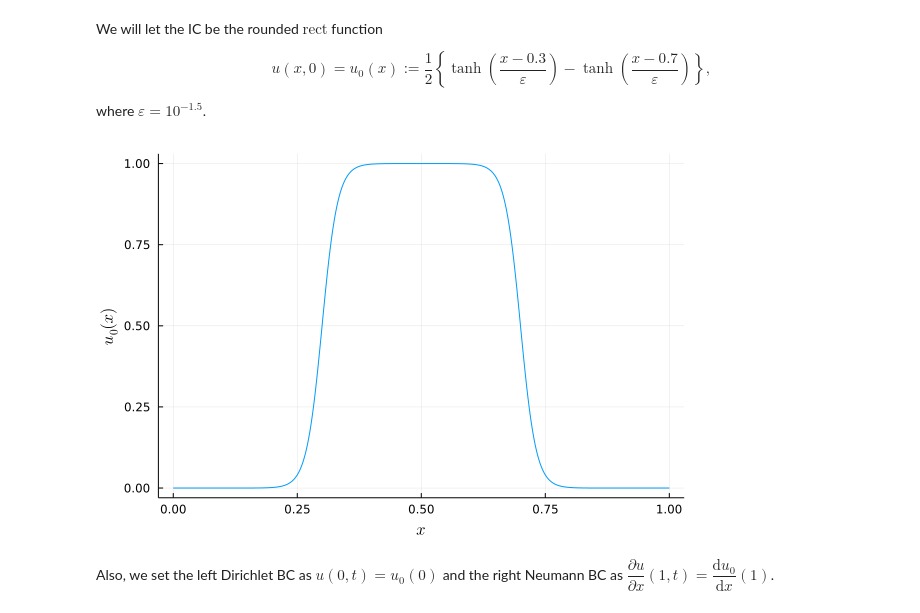
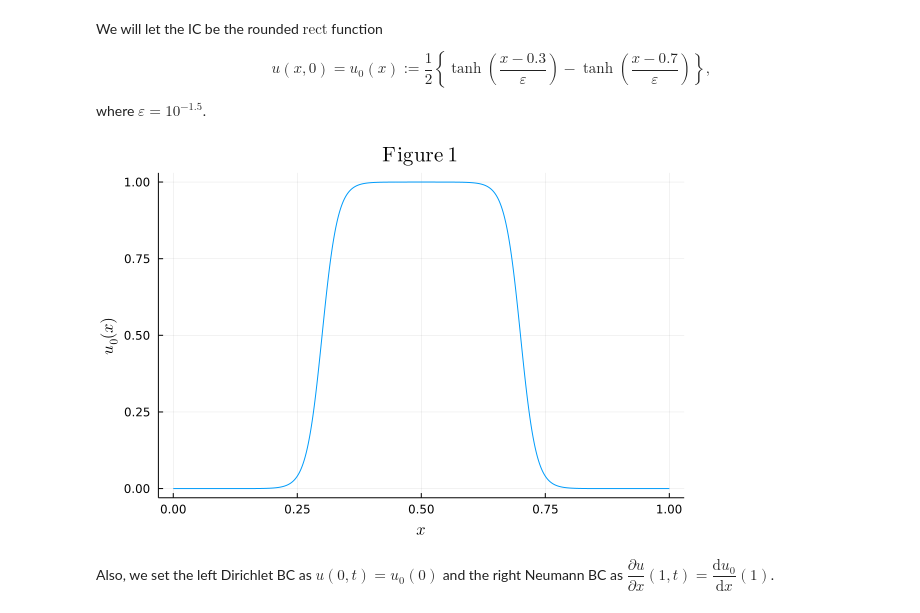
Before and after one commit to mjyshin/math-tutorials, a Jupyter notebook: operator_exponential.ipynb, the cells around one changed output. Cells and saved outputs as stored; diff of their text form; code cells hidden in the pictures.

```diff
--- a/operator_exponential.ipynb
+++ b/operator_exponential.ipynb
@@ -58,11 +56,11 @@ where $\varepsilon=10^{-1.5}$.
 # %%
 ϵ = 10^(-1.5)
 u0 = Fun(x->(tanh((x-0.3)/ϵ)-tanh((x-0.7)/ϵ))/2,X)
 
-fig1 = plot(u0,xlabel=L"x",ylabel=L"u_0(x)",legend=false,fmt=:png)
+fig1 = plot(u0,xlabel=L"x",ylabel=L"u_0(x)",title=L"\textrm{Figure\ 1}",legend=false,fmt=:png)
 display(fig1)
 # %% [output]
-[figure, old version]
+[figure, new version]
 # %% [markdown]
 Also, we set the left Dirichlet BC as $u(0,t) = u_0(0)$ and the right Neumann BC as $\dfrac{\partial u}{\partial x}(1,t) = \dfrac{\text{d}u_0}{\text{d}x}(1)$.
 # %%
```
Also changed, not shown: parts of 16 cells of this notebook.
